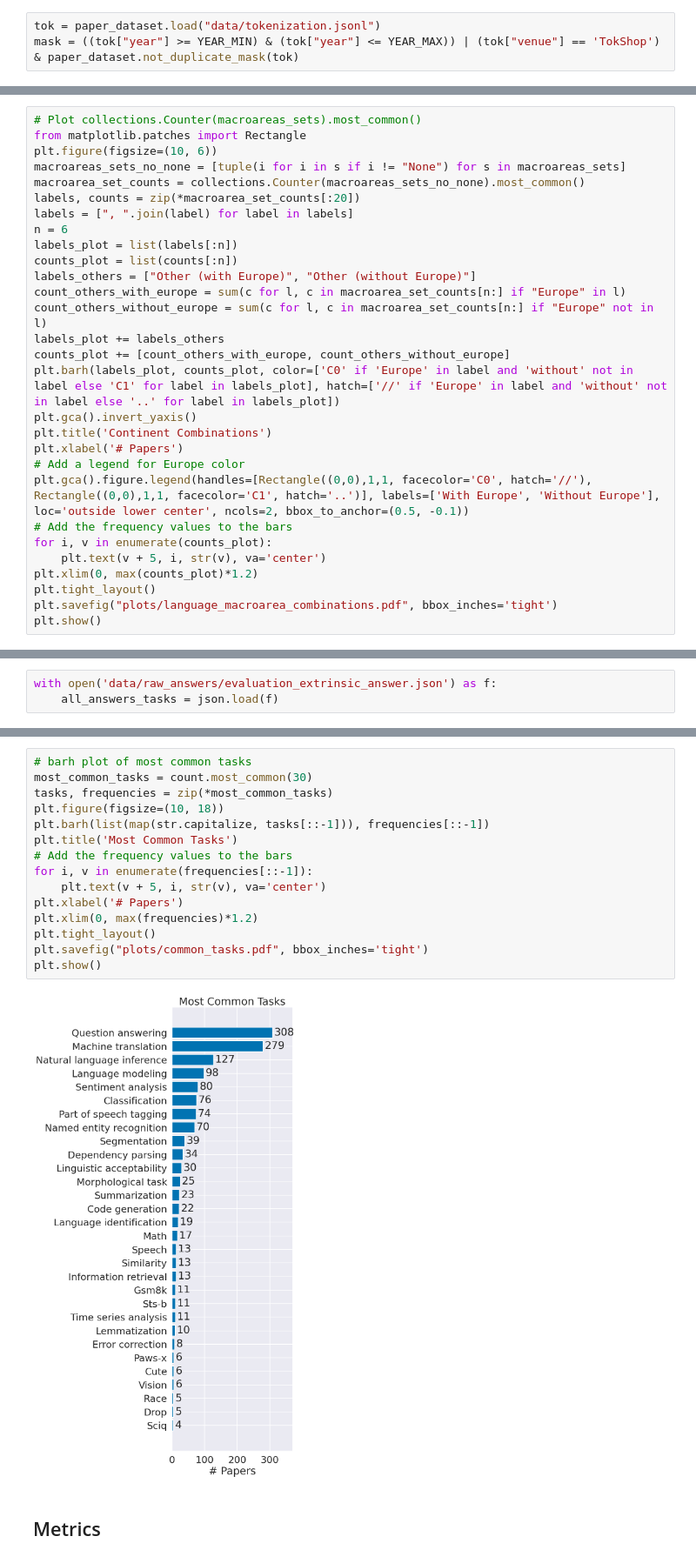
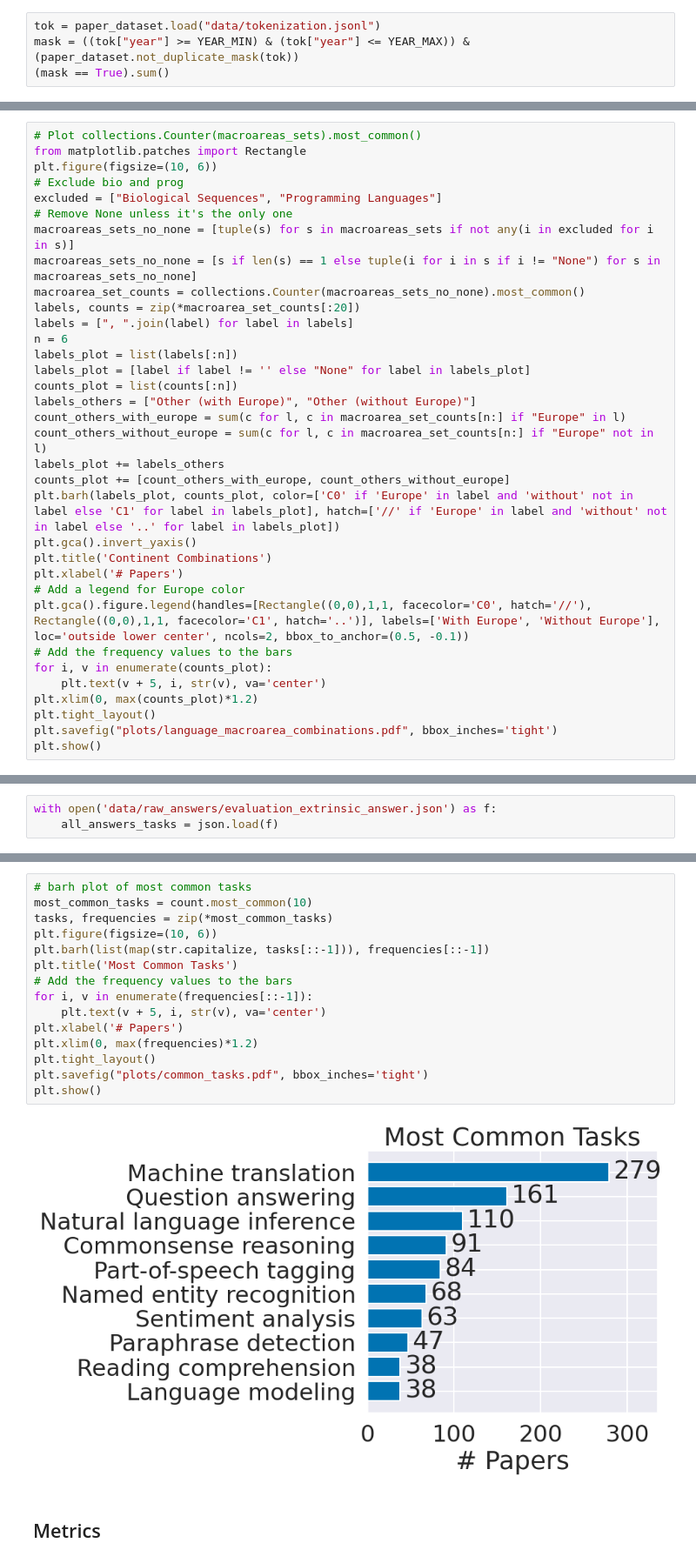
Before and after one commit to GianlucaVico/TalkAboutTokenization, a Jupyter notebook: da_plots.ipynb, the cells around one changed output, grey strips where cells are left out. Shown at 87% size. Drawn from its saved outputs; the diff is of its cells as text.

Commit message:
Fixed counts in units

```diff
--- a/da_plots.ipynb
+++ b/da_plots.ipynb
@@ -106,4 +120,5 @@ importlib.reload(extraction)
 <module 'extraction' from '/lnet/work/people/vico/TokSurvey/extraction.py'>
 # %%
 tok = paper_dataset.load("data/tokenization.jsonl")
-mask = ((tok["year"] >= YEAR_MIN) & (tok["year"] <= YEAR_MAX)) | (tok["venue"] == 'TokShop') & paper_dataset.not_duplicate_mask(tok)
+mask = ((tok["year"] >= YEAR_MIN) & (tok["year"] <= YEAR_MAX)) & (paper_dataset.not_duplicate_mask(tok))
+(mask == True).sum()
@@ -381,12 +392,17 @@ Australia: 0
 # Plot collections.Counter(macroareas_sets).most_common()
 from matplotlib.patches import Rectangle
 plt.figure(figsize=(10, 6))
-macroareas_sets_no_none = [tuple(i for i in s if i != "None") for s in macroareas_sets]
+# Exclude bio and prog
+excluded = ["Biological Sequences", "Programming Languages"]
+# Remove None unless it's the only one
+macroareas_sets_no_none = [tuple(s) for s in macroareas_sets if not any(i in excluded for i in s)]
+macroareas_sets_no_none = [s if len(s) == 1 else tuple(i for i in s if i != "None") for s in macroareas_sets_no_none]
 macroarea_set_counts = collections.Counter(macroareas_sets_no_none).most_common()
 labels, counts = zip(*macroarea_set_counts[:20])
 labels = [", ".join(label) for label in labels]
 n = 6
 labels_plot = list(labels[:n])
+labels_plot = [label if label != '' else "None" for label in labels_plot]
 counts_plot = list(counts[:n])
 labels_others = ["Other (with Europe)", "Other (without Europe)"]
 count_others_with_europe = sum(c for l, c in macroarea_set_counts[n:] if "Europe" in l)
@@ -767,20 +845,20 @@ count.most_common()
 # %%
 # barh plot of most common tasks
-most_common_tasks = count.most_common(30)
+most_common_tasks = count.most_common(10)
 tasks, frequencies = zip(*most_common_tasks)
-plt.figure(figsize=(10, 18))
+plt.figure(figsize=(10, 6))
 plt.barh(list(map(str.capitalize, tasks[::-1])), frequencies[::-1])
 plt.title('Most Common Tasks')
 # Add the frequency values to the bars
 for i, v in enumerate(frequencies[::-1]):
     plt.text(v + 5, i, str(v), va='center')
 plt.xlabel('# Papers')
 plt.xlim(0, max(frequencies)*1.2)
 plt.tight_layout()
 plt.savefig("plots/common_tasks.pdf", bbox_inches='tight')
 plt.show()
 # %% [output]
-[figure, old version]
+[figure, new version]
 # %% [markdown]
 ## Metrics
 # %%
```
Also changed, not shown: parts of 31 cells of this notebook, 7 other files.
